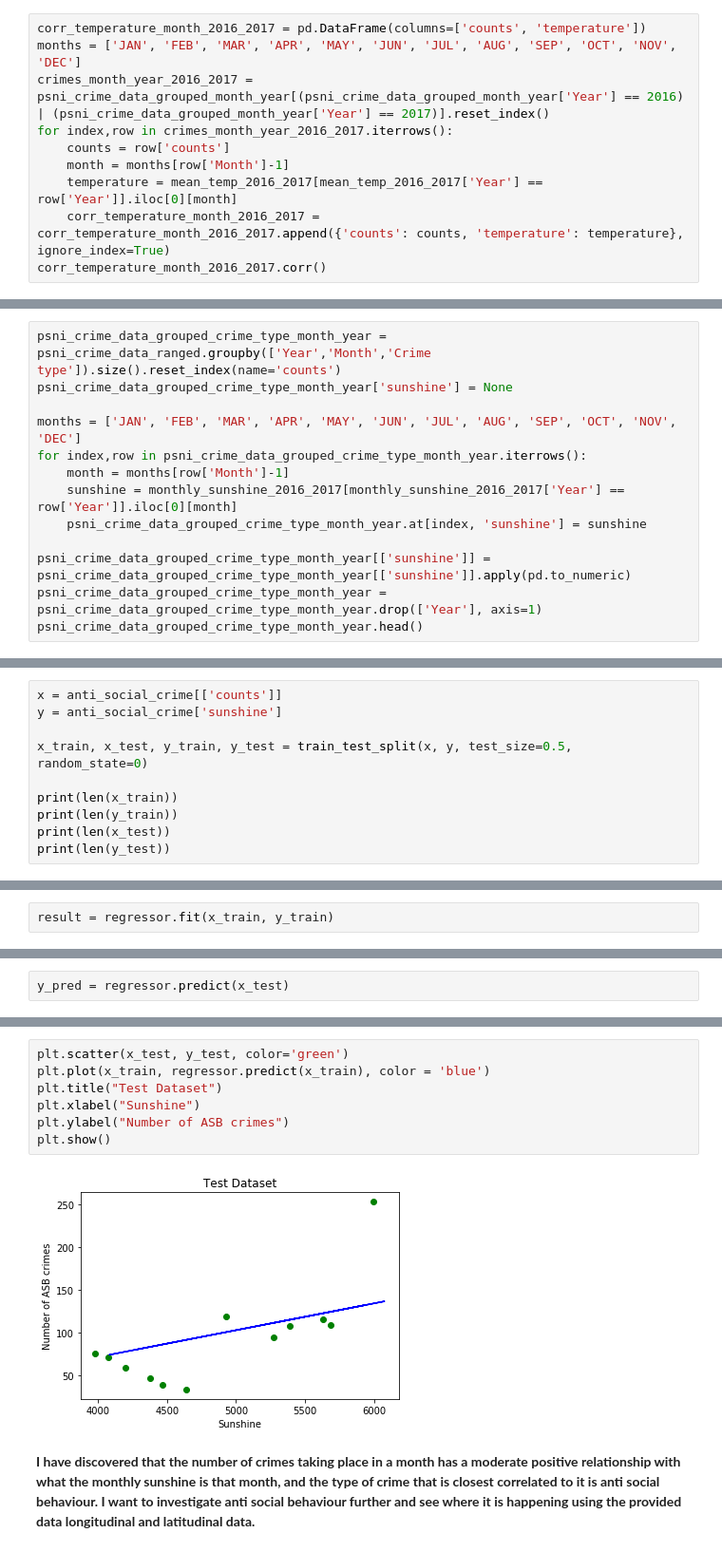
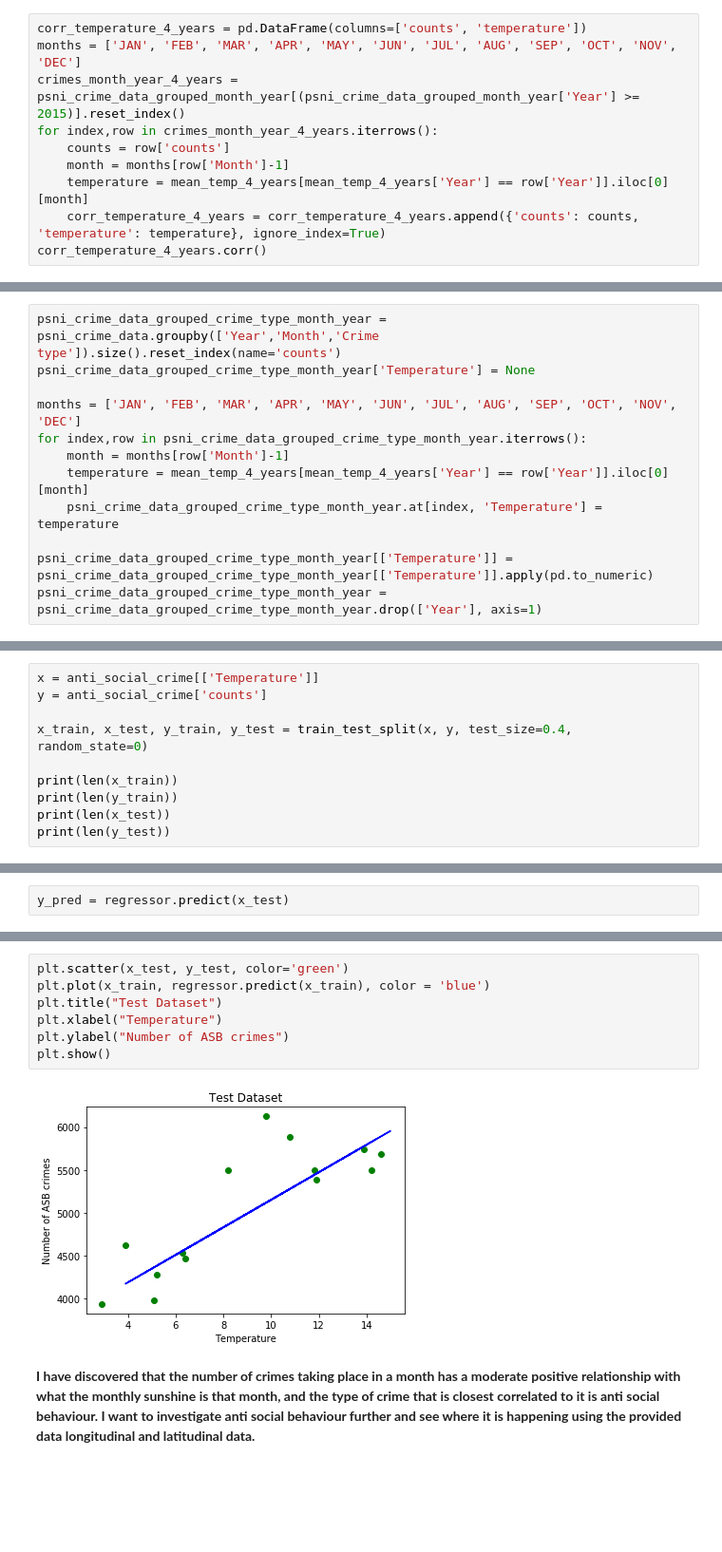
Before and after one commit to JBailey96/PSNI-Crime-Data-EDA, a Jupyter notebook: Crime EDA.ipynb, the cells around one changed output, grey strips where cells are left out. Shown at 95% size. Saved outputs shown, nothing was run; the diff lists cells and outputs as text; blank space fills up the shorter version.

```diff
--- a/Crime EDA.ipynb
+++ b/Crime EDA.ipynb
@@ -787,12 +840,12 @@ Text(0.5,1,'Average temperature per month vs Number of crimes per month in 2017'
 # %%
-corr_temperature_month_2016_2017 = pd.DataFrame(columns=['counts', 'temperature'])
+corr_temperature_4_years = pd.DataFrame(columns=['counts', 'temperature'])
 months = ['JAN', 'FEB', 'MAR', 'APR', 'MAY', 'JUN', 'JUL', 'AUG', 'SEP', 'OCT', 'NOV', 'DEC']
-crimes_month_year_2016_2017 = psni_crime_data_grouped_month_year[(psni_crime_data_grouped_month_year['Year'] == 2016) | (psni_crime_data_grouped_month_year['Year'] == 2017)].reset_index()
-for index,row in crimes_month_year_2016_2017.iterrows():
+crimes_month_year_4_years = psni_crime_data_grouped_month_year[(psni_crime_data_grouped_month_year['Year'] >= 2015)].reset_index()
+for index,row in crimes_month_year_4_years.iterrows():
     counts = row['counts']
     month = months[row['Month']-1]
-    temperature = mean_temp_2016_2017[mean_temp_2016_2017['Year'] == row['Year']].iloc[0][month]
-    corr_temperature_month_2016_2017 = corr_temperature_month_2016_2017.append({'counts': counts, 'temperature': temperature}, ignore_index=True)
-corr_temperature_month_2016_2017.corr()
+    temperature = mean_temp_4_years[mean_temp_4_years['Year'] == row['Year']].iloc[0][month]
+    corr_temperature_4_years = corr_temperature_4_years.append({'counts': counts, 'temperature': temperature}, ignore_index=True)
+corr_temperature_4_years.corr()
 # %% [output]
 |  | counts | temperature |
@@ -808,15 +861,14 @@ psni_crime_data_grouped_crime_type.head()
 | 3 | 1 | Criminal damage and arson | 2781 |
 | 4 | 1 | Drugs | 890 |
 # %%
-psni_crime_data_grouped_crime_type_month_year = psni_crime_data_ranged.groupby(['Year','Month','Crime type']).size().reset_index(name='counts')
-psni_crime_data_grouped_crime_type_month_year['sunshine'] = None
+psni_crime_data_grouped_crime_type_month_year = psni_crime_data.groupby(['Year','Month','Crime type']).size().reset_index(name='counts')
+psni_crime_data_grouped_crime_type_month_year['Temperature'] = None
 
 months = ['JAN', 'FEB', 'MAR', 'APR', 'MAY', 'JUN', 'JUL', 'AUG', 'SEP', 'OCT', 'NOV', 'DEC']
 for index,row in psni_crime_data_grouped_crime_type_month_year.iterrows():
     month = months[row['Month']-1]
-    sunshine = monthly_sunshine_2016_2017[monthly_sunshine_2016_2017['Year'] == row['Year']].iloc[0][month]
-    psni_crime_data_grouped_crime_type_month_year.at[index, 'sunshine'] = sunshine
+    temperature = mean_temp_4_years[mean_temp_4_years['Year'] == row['Year']].iloc[0][month]
+    psni_crime_data_grouped_crime_type_month_year.at[index, 'Temperature'] = temperature
 
-psni_crime_data_grouped_crime_type_month_year[['sunshine']] = psni_crime_data_grouped_crime_type_month_year[['sunshine']].apply(pd.to_numeric)
+psni_crime_data_grouped_crime_type_month_year[['Temperature']] = psni_crime_data_grouped_crime_type_month_year[['Temperature']].apply(pd.to_numeric)
 psni_crime_data_grouped_crime_type_month_year = psni_crime_data_grouped_crime_type_month_year.drop(['Year'], axis=1)
-psni_crime_data_grouped_crime_type_month_year.head()
@@ -872,8 +918,8 @@ Text(0,0.5,'Average sunshine per month')
 # %%
-x = anti_social_crime[['counts']]
-y = anti_social_crime['sunshine']
+x = anti_social_crime[['Temperature']]
+y = anti_social_crime['counts']
 
-x_train, x_test, y_train, y_test = train_test_split(x, y, test_size=0.5, random_state=0)
+x_train, x_test, y_train, y_test = train_test_split(x, y, test_size=0.4, random_state=0)
 
 print(len(x_train))
 print(len(y_train))
@@ -887,7 +933,5 @@ print(len(y_test))
 # %%
 regressor = LinearRegression()
-# %%
-result = regressor.fit(x_train, y_train)
 # %%
 result = regressor.fit(x_train, y_train)
 # %%
@@ -913,10 +957,10 @@ NameError: name 'plt' is not defined
 # %%
 plt.scatter(x_test, y_test, color='green')
 plt.plot(x_train, regressor.predict(x_train), color = 'blue')
 plt.title("Test Dataset")
-plt.xlabel("Sunshine")
+plt.xlabel("Temperature")
 plt.ylabel("Number of ASB crimes")
 plt.show()
 # %% [output]
-[figure, old version]
+[figure, new version]
 # %% [markdown]
```
Also changed, not shown: parts of 57 cells of this notebook, 1 other file.
